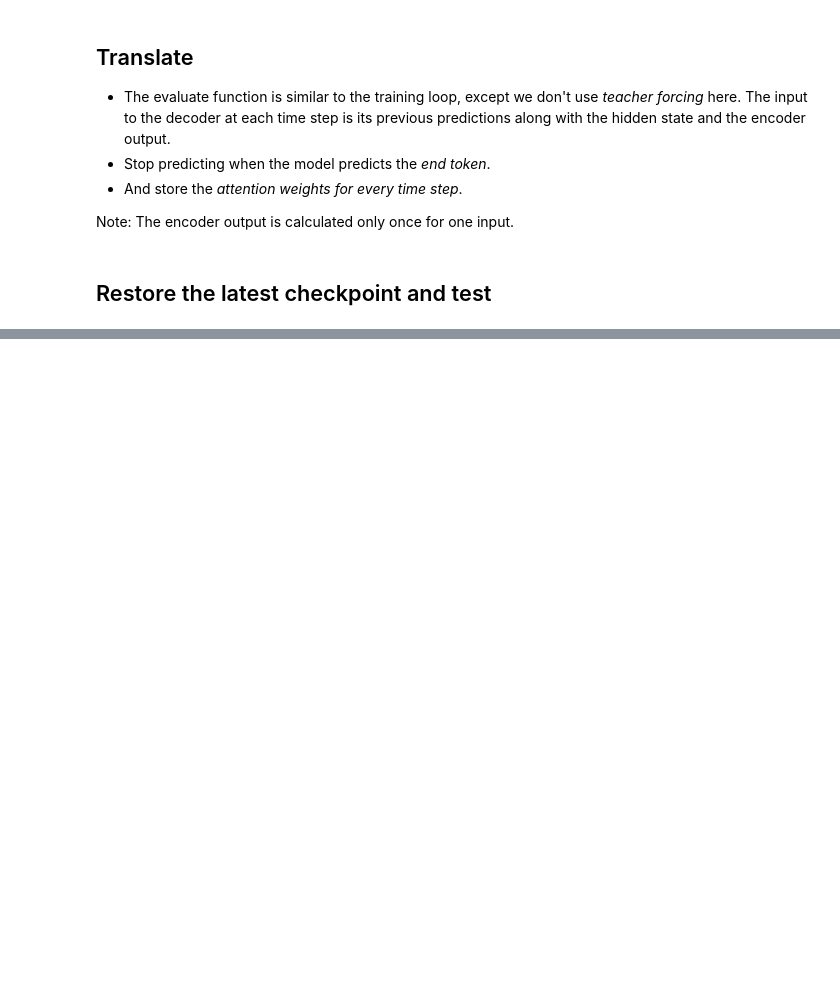
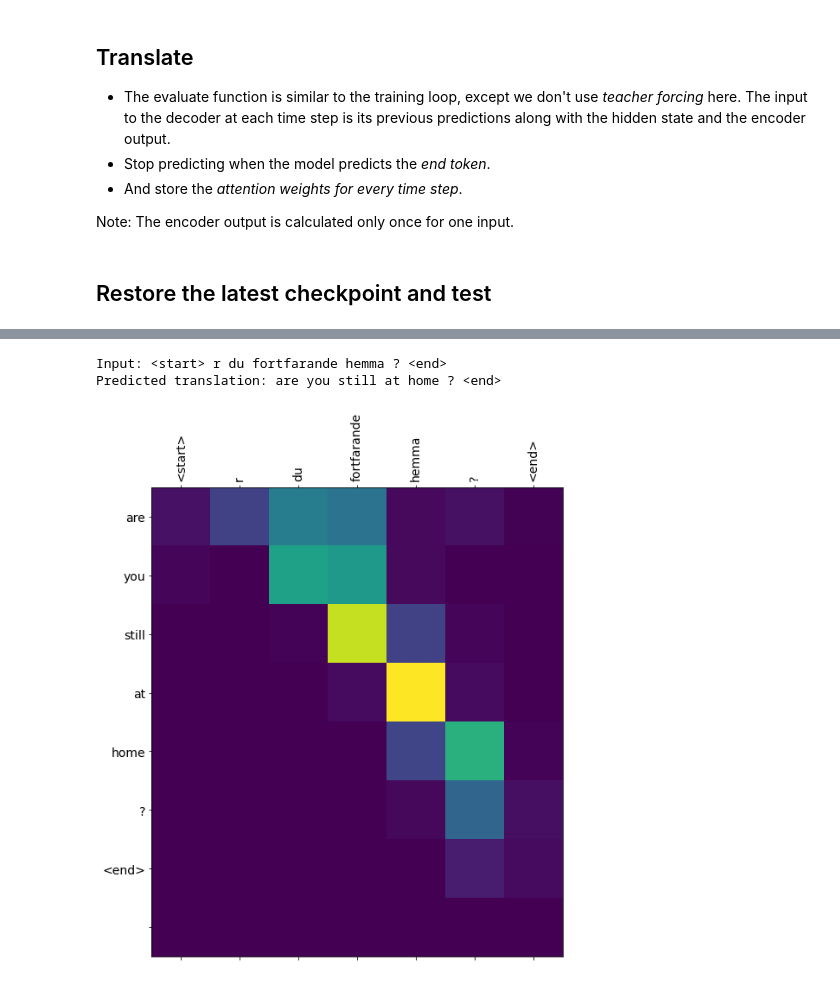
Before and after one commit to djo1006/Introduction-to-Natural-Language-Processing, a Jupyter notebook: hw_les_11/hw_les_11.ipynb, the cells around one changed output, grey strips where cells are left out. Drawn from its saved outputs; the diff is of its cells as text; code cells hidden in the pictures; blank space fills up the shorter version.

```diff
--- a/hw_les_11/hw_les_11.ipynb
+++ b/hw_les_11/hw_les_11.ipynb
@@ -511,0 +482,6 @@ Predicted translation: i never do that . <end>
+# %%
+translate(u'är du fortfarande hemma?')
+# %% [output]
+Input: <start> r du fortfarande hemma ? <end>
+Predicted translation: are you still at home ? <end>
+[figure, added]
```
Also changed, not shown: parts of 18 cells of this notebook.
